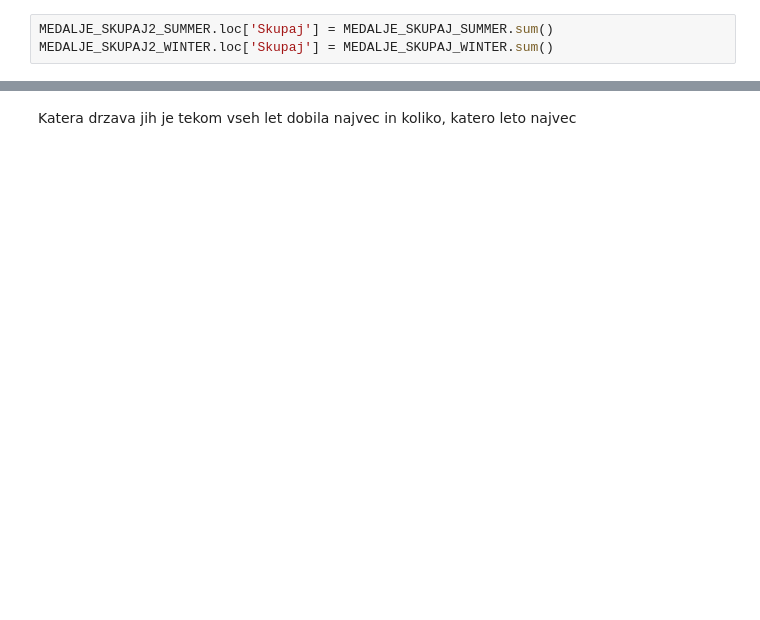
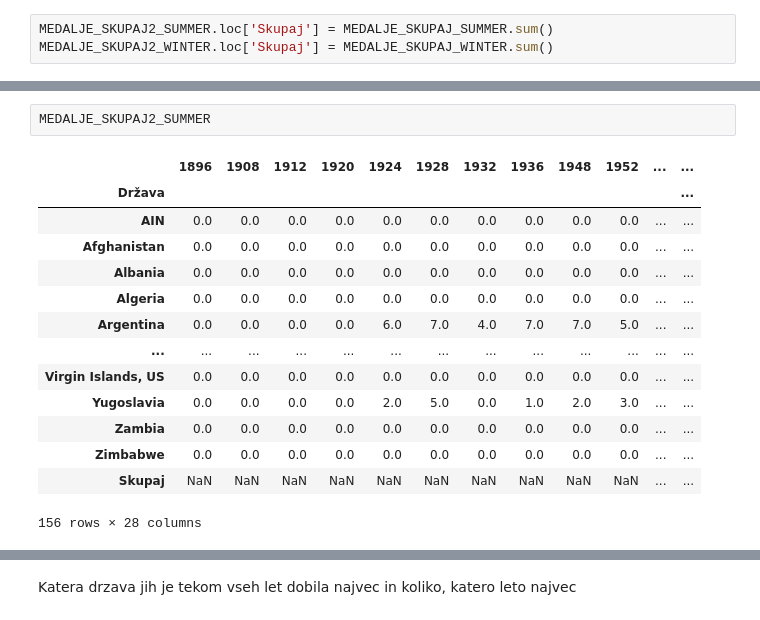
Before and after one commit to Kajaaa9/seminarska_naloga-olimpijske_igre, a Jupyter notebook: oi5_analiza.ipynb, the cells around one changed output, grey strips where cells are left out. Drawn from its saved outputs; the diff is of its cells as text; blank space fills up the shorter version.

```diff
--- a/oi5_analiza.ipynb
+++ b/oi5_analiza.ipynb
@@ -136,3 +116,20 @@ KeyError: 'Skupaj'
+# %%
+MEDALJE_SKUPAJ2_SUMMER
+# %% [output]
+|  | 1896 | 1908 | 1912 | 1920 | 1924 | 1928 | 1932 | 1936 | 1948 | 1952 | ... | ... |
+| Država |  |  |  |  |  |  |  |  |  |  |  | ... |
+| AIN | 0.0 | 0.0 | 0.0 | 0.0 | 0.0 | 0.0 | 0.0 | 0.0 | 0.0 | 0.0 | ... | ... |
+| Afghanistan | 0.0 | 0.0 | 0.0 | 0.0 | 0.0 | 0.0 | 0.0 | 0.0 | 0.0 | 0.0 | ... | ... |
+| Albania | 0.0 | 0.0 | 0.0 | 0.0 | 0.0 | 0.0 | 0.0 | 0.0 | 0.0 | 0.0 | ... | ... |
+| Algeria | 0.0 | 0.0 | 0.0 | 0.0 | 0.0 | 0.0 | 0.0 | 0.0 | 0.0 | 0.0 | ... | ... |
+| Argentina | 0.0 | 0.0 | 0.0 | 0.0 | 6.0 | 7.0 | 4.0 | 7.0 | 7.0 | 5.0 | ... | ... |
+| ... | ... | ... | ... | ... | ... | ... | ... | ... | ... | ... | ... | ... |
+| Virgin Islands, US | 0.0 | 0.0 | 0.0 | 0.0 | 0.0 | 0.0 | 0.0 | 0.0 | 0.0 | 0.0 | ... | ... |
+| Yugoslavia | 0.0 | 0.0 | 0.0 | 0.0 | 2.0 | 5.0 | 0.0 | 1.0 | 2.0 | 3.0 | ... | ... |
+| Zambia | 0.0 | 0.0 | 0.0 | 0.0 | 0.0 | 0.0 | 0.0 | 0.0 | 0.0 | 0.0 | ... | ... |
+| Zimbabwe | 0.0 | 0.0 | 0.0 | 0.0 | 0.0 | 0.0 | 0.0 | 0.0 | 0.0 | 0.0 | ... | ... |
+| Skupaj | NaN | NaN | NaN | NaN | NaN | NaN | NaN | NaN | NaN | NaN | ... | ... |
+156 rows × 28 columns
 # %%
 MEDALJE_SKUPAJ2_SUMMER.loc['Skupaj'].plot.bar(title="Skupaj osvojenih medalj po igrah na poletnih olimpijskih igrah", ylabel="Število osvojenih medalj", xlabel="Leta")
 # %% [output]
```
Also changed, not shown: parts of 13 cells of this notebook.
